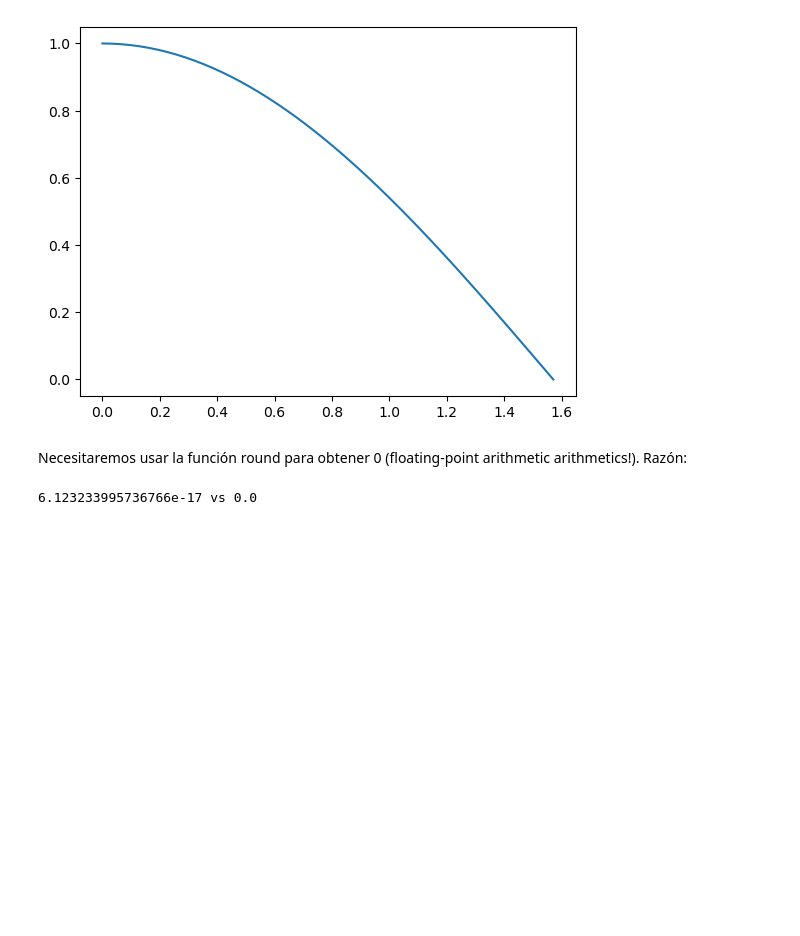
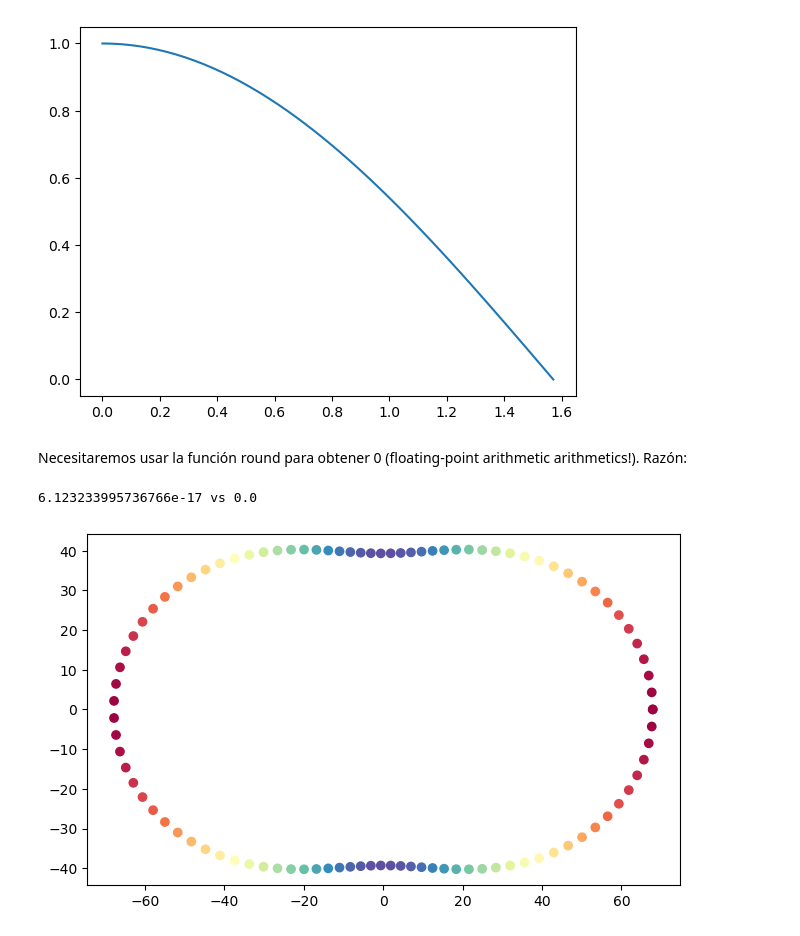
Before and after one commit to bertopadron/FTIR-EBSD, a Jupyter notebook: notebooks2learn/test.ipynb, the cells around one changed output. Saved outputs shown, nothing was run; the diff lists cells and outputs as text; code cells hidden in the pictures; blank space fills up the shorter version.

```diff
--- a/notebooks2learn/test.ipynb
+++ b/notebooks2learn/test.ipynb
@@ -81,0 +78,21 @@ phi = np.full_like(theta, fill_value=90)
+# %%
+# generate spherical/polar coordinates
+theta = np.linspace(0, 2*np.pi, 100)
+phi = np.full_like(theta, fill_value=90)
+
+# estimate T values
+T = Tvalues(trans=(90, 50, 20), phi=phi, theta=theta)
+
+# convert from spherical to cartesian coordinates
+x, y, z = sph2cart(phi, theta, T)
+
+# normalize colors for T values to max and min values
+Tmax, Tmin = T.max(), T.min()
+Tcolors = (T - Tmin) / (Tmax - Tmin)
+
+# make figure
+fig, ax = plt.subplots(constrained_layout=True)
+im = ax.scatter(x, y, c=Tcolors, cmap='Spectral_r')
+ax.set_aspect('equal')
+# %% [output]
+[figure, added]
```
Also changed, not shown: parts of 4 cells of this notebook.
